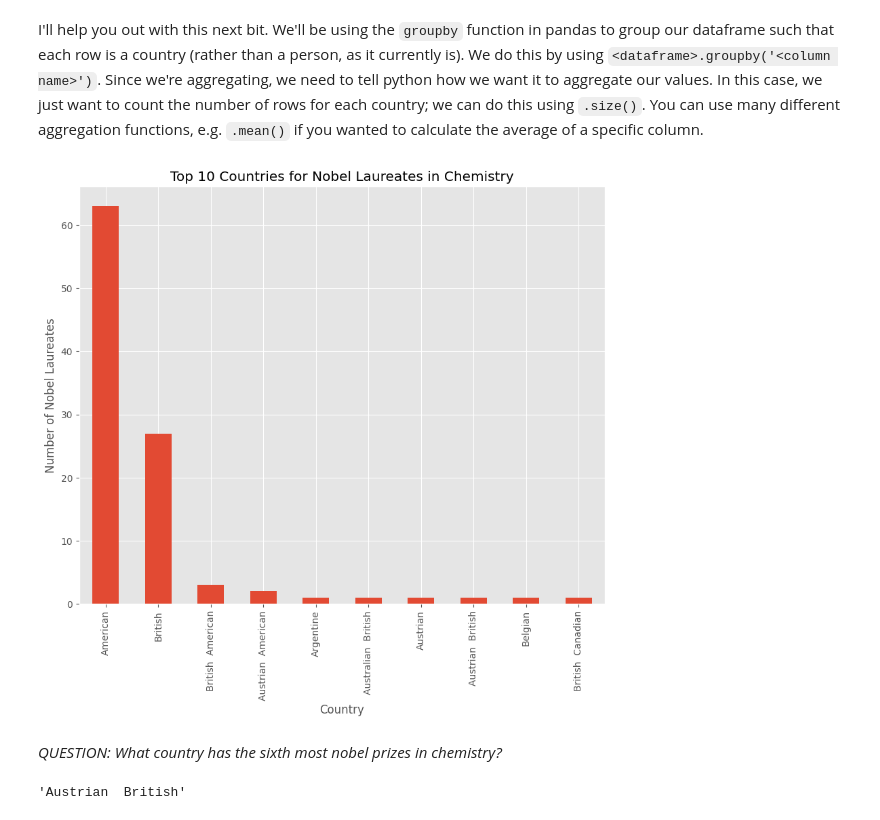
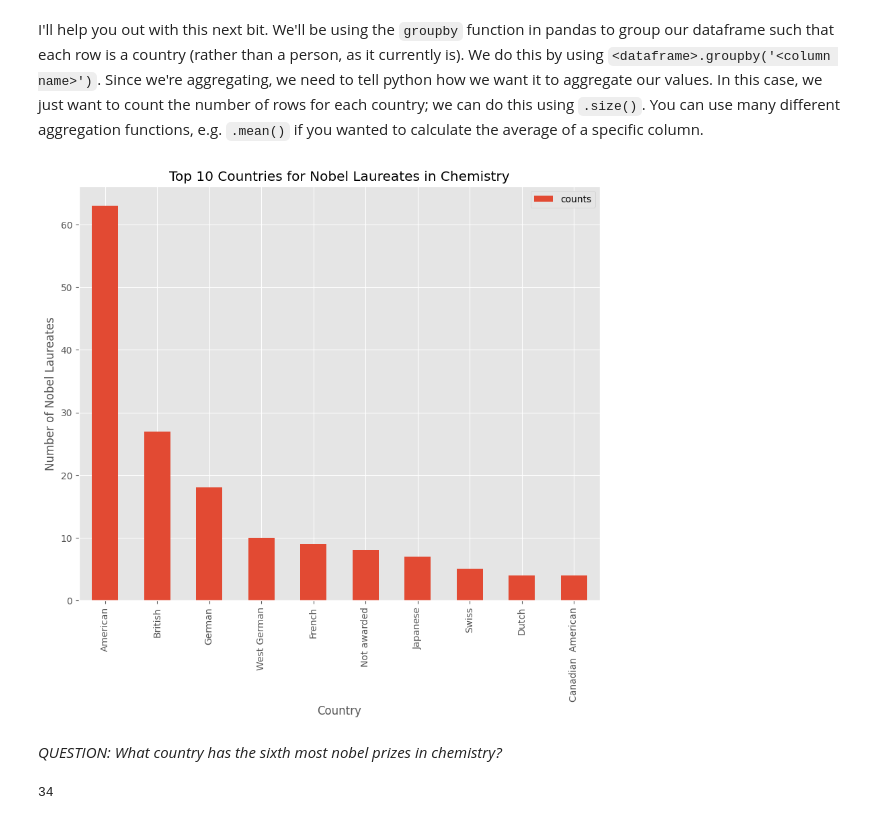
Before and after one commit to jinkim-com/QM2, a Jupyter notebook: Week 2 - Intro to Pandas.ipynb, the cells around one changed output. Cells and saved outputs as stored; diff of their text form; code cells hidden in the pictures.

```diff
--- a/Week 2 - Intro to Pandas.ipynb
+++ b/Week 2 - Intro to Pandas.ipynb
@@ -523,3 +523,23 @@ chem
 | 203 | 2024 | NaN | Demis Hassabis (b. 1976) | British | “for protein structure prediction” | [128] |
 | 204 | 2024 | NaN | John M. Jumper (b. 1985) | American | “for protein structure prediction” | [128] |
 205 rows × 6 columns
+# %%
+# Explode 'Nationality[B]' for initial list handling
+chem = chem.explode('Nationality[B]')
+
+# group data by nationality
+country = chem.groupby('Nationality[B]').size().reset_index(name='counts')
+
+# sort the new table according to the counts
+country_sorted = country.sort_values(by=['counts'], ascending=False)
+
+# get the top 10
+top10 = country_sorted.head(10)
+
+# plot
+ax = top10.plot(kind='bar', x='Nationality[B]', y='counts')
+
+# Set the title and labels for the plot
+ax.set_title('Top 10 Countries for Nobel Laureates in Chemistry')
+ax.set_xlabel('Country')
+ax.set_ylabel('Number of Nobel Laureates');
@@ -528,30 +550,26 @@ I'll help you out with this next bit. We'll be using the `groupby` function in p
 # %%
 # create a new dataframe called 'country' in which each row is a country, and the values represent the number of nobel laureates.
 
-country = chem.groupby('Nationality[B]').size()
+chem = chem.explode('Nationality[B]')
+country = chem.groupby('Nationality[B]').size().reset_index(name='counts')
 
 # now sort it in descending order
-country.sort_values(ascending=False)
+country = country.sort_values(by=['counts'], ascending=False)
 
 # finally, plot the top 10 countries
 top10 = country.head(10)
-top10 = top10.sort_values(ascending=False)
-ax = top10.plot(kind='bar')
+ax = top10.plot(kind='bar', x='Nationality[B]', y='counts')
 
 ax.set_title('Top 10 Countries for Nobel Laureates in Chemistry')
 ax.set_xlabel('Country')
 ax.set_ylabel('Number of Nobel Laureates');
 
 # We cannot use a graph to plot this as the independent variable (Nationality) is not a numerical value, so I have decided to use a bar chart instead
 # %% [output]
-[figure, old version]
+[figure, new version]
 # %% [markdown]
 *QUESTION: What country has the sixth most nobel prizes in chemistry?*
 # %%
-sixth_country = country.index[5]
-
-sixth_country
-
-# Therefore the country with the sixth most nobel prizes in chemistry is Austria
+# The country with the 6th most nobel prizes in chemistry is Japan, since not awarded is not a country.
 # %% [output]
-'Austrian  British'
+34
```
Also changed, not shown: parts of 1 cell of this notebook.
